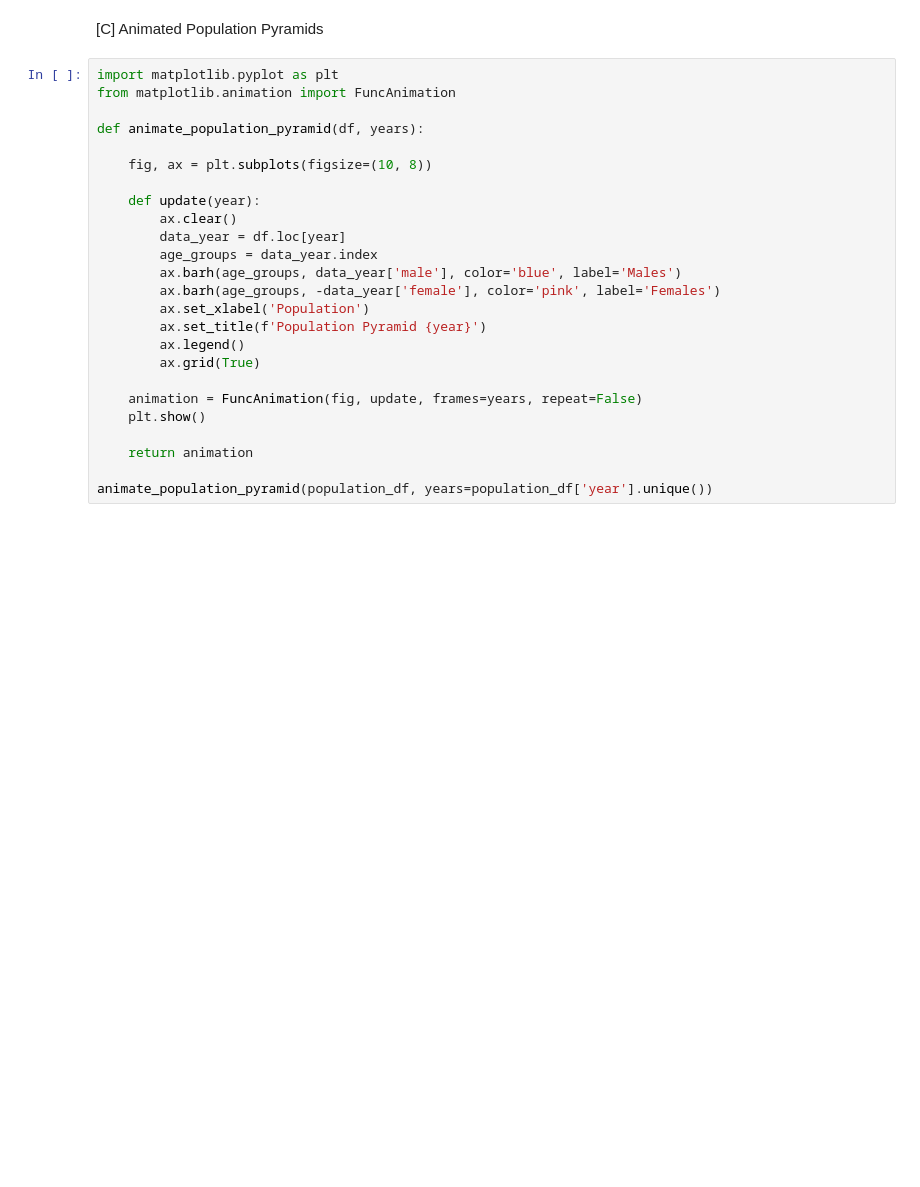
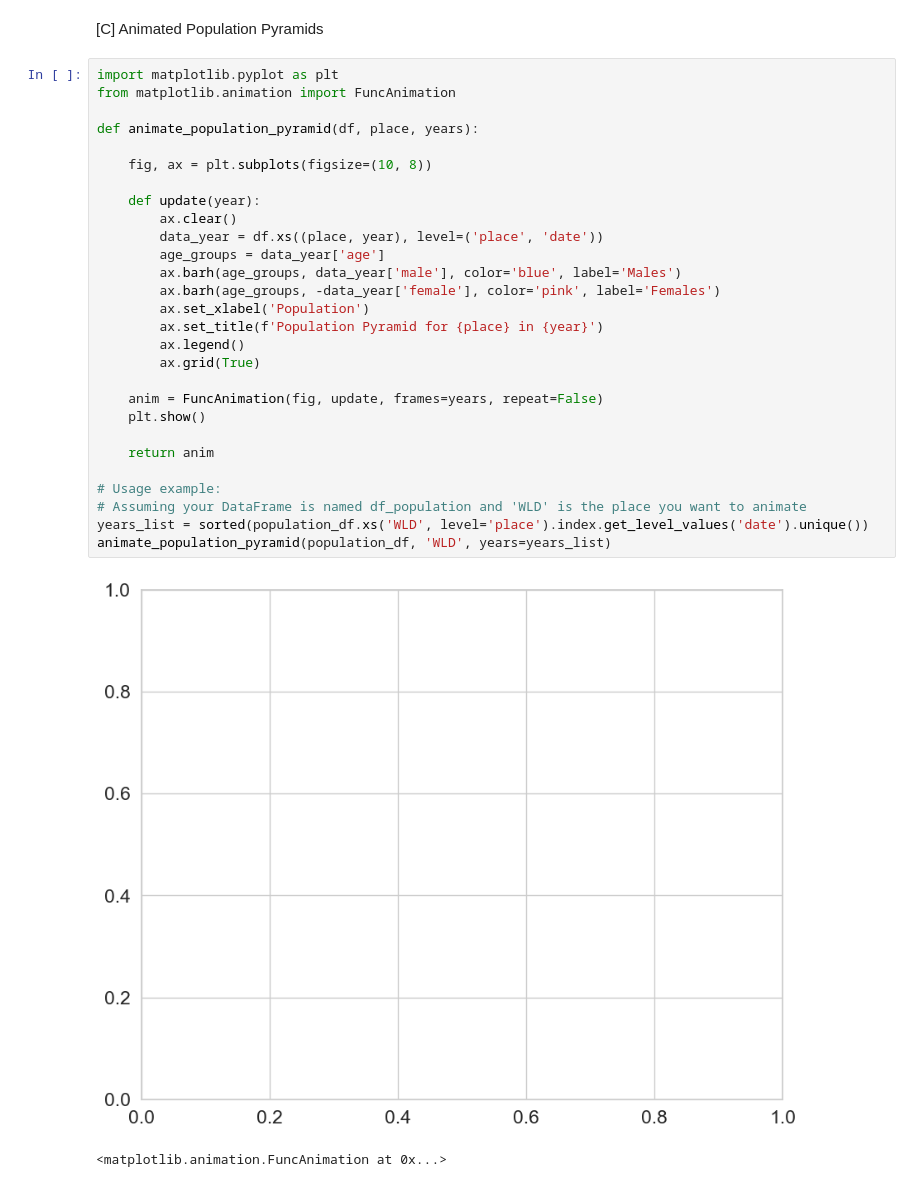
Before and after one commit to malenabuffagni/JudithBlake, a Jupyter notebook: Project_1.ipynb, the cells around one changed output. Drawn from its saved outputs; the diff is of its cells as text; blank space fills up the shorter version.

```diff
--- a/Project_1.ipynb
+++ b/Project_1.ipynb
@@ -203,25 +208,31 @@ plot_population_pyramid(population_df)
 # %%
 import matplotlib.pyplot as plt
 from matplotlib.animation import FuncAnimation
 
-def animate_population_pyramid(df, years):
+def animate_population_pyramid(df, place, years):
 
     fig, ax = plt.subplots(figsize=(10, 8))
 
     def update(year):
         ax.clear()
-        data_year = df.loc[year]
-        age_groups = data_year.index
+        data_year = df.xs((place, year), level=('place', 'date'))
+        age_groups = data_year['age']
         ax.barh(age_groups, data_year['male'], color='blue', label='Males')
         ax.barh(age_groups, -data_year['female'], color='pink', label='Females')
         ax.set_xlabel('Population')
-        ax.set_title(f'Population Pyramid {year}')
+        ax.set_title(f'Population Pyramid for {place} in {year}')
         ax.legend()
         ax.grid(True)
 
-    animation = FuncAnimation(fig, update, frames=years, repeat=False)
+    anim = FuncAnimation(fig, update, frames=years, repeat=False)
     plt.show()
 
-    return animation
+    return anim
 
-animate_population_pyramid(population_df, years=population_df['year'].unique())
+# Usage example:
+# Assuming your DataFrame is named df_population and 'WLD' is the place you want to animate
+years_list = sorted(population_df.xs('WLD', level='place').index.get_level_values('date').unique())
+animate_population_pyramid(population_df, 'WLD', years=years_list)
+# %% [output]
+[figure, added]
+<matplotlib.animation.FuncAnimation at 0x...>
```
Also changed, not shown: parts of 3 cells of this notebook.
